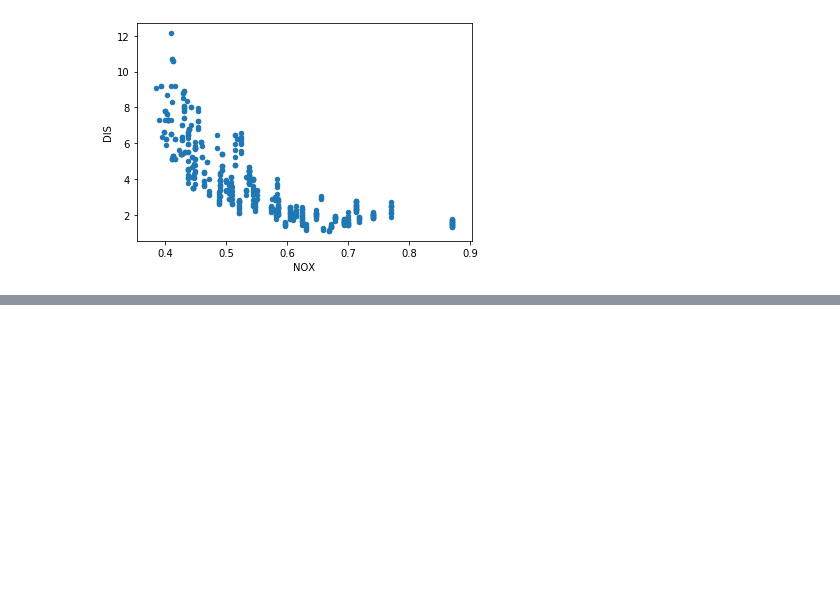
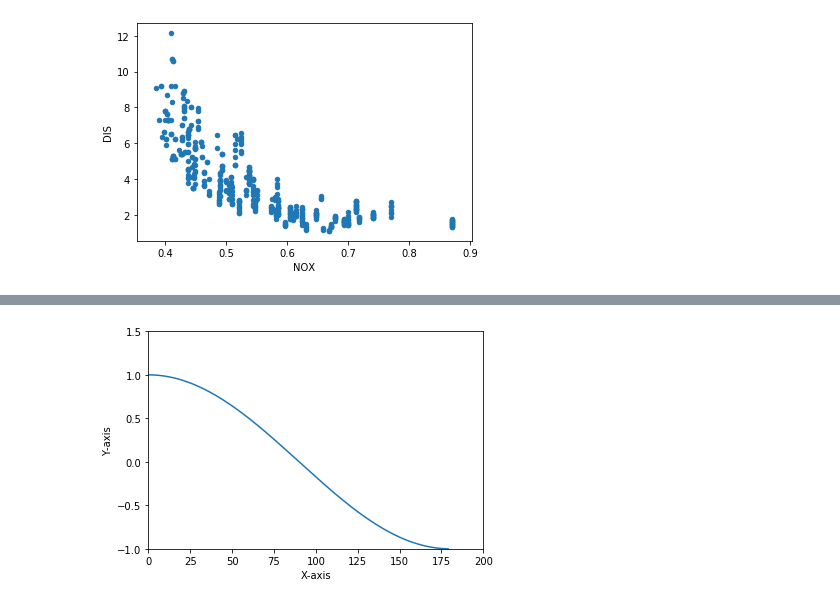
Before and after one commit to cwwang1128/ML100Days, a Jupyter notebook: homework/D15_pandas 常見圖表程式設計.ipynb, the cells around one changed output, grey strips where cells are left out. Cells and saved outputs as stored; diff of their text form; code cells hidden in the pictures; blank space fills up the shorter version.

```diff
--- a/homework/D15_pandas 常見圖表程式設計.ipynb
+++ b/homework/D15_pandas 常見圖表程式設計.ipynb
@@ -40,0 +54,15 @@ DIS -0.769221  1.000000
+# %%
+
+# 設定要畫的 x, y 數據 list....
+x = np.arange(0,180)
+y = np.cos( x*np.pi/180.0 )
+# %%
+
+plt.plot(x,y)
+plt.xlim(0, 200)
+plt.ylim(-1, 1.5)
+plt.xlabel('X-axis')
+plt.ylabel('Y-axis')
+plt.show()
+# %% [output]
+[figure, added]
```
Also changed, not shown: parts of 7 cells of this notebook.
